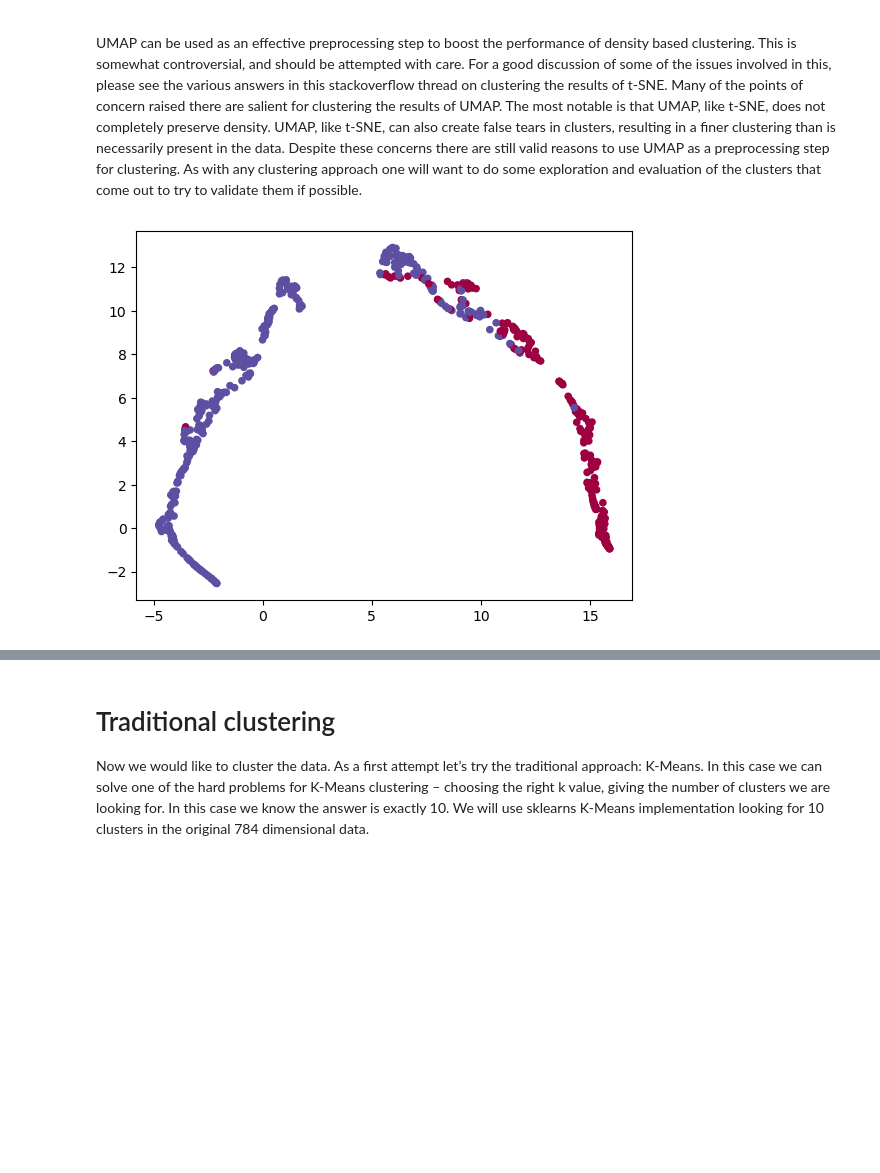
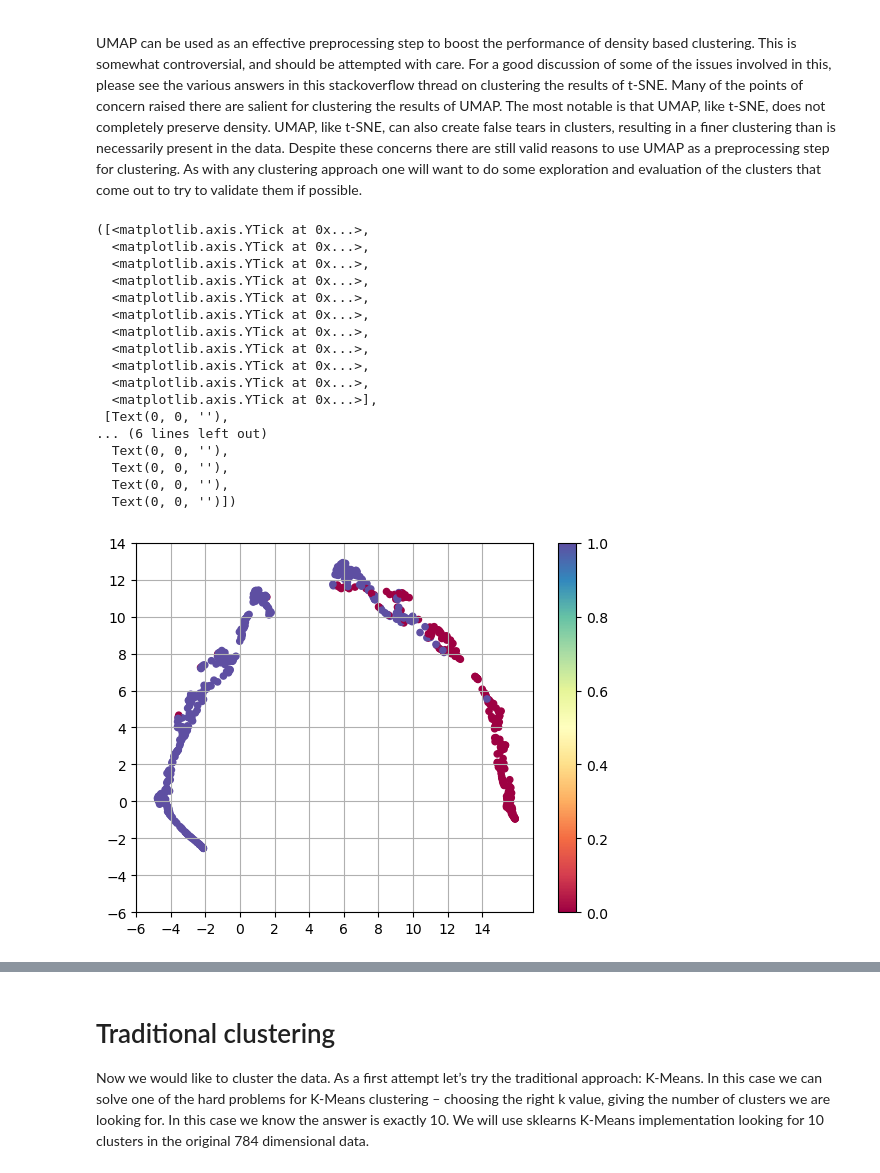
Before and after one commit to sierraporta/Curso-Introduccion-Machine-Leaning, a Jupyter notebook: Notebooks/aprendizaje-NOsupervisado.ipynb, the cells around one changed output, grey strips where cells are left out. Saved outputs shown, nothing was run; the diff lists cells and outputs as text; code cells hidden in the pictures; blank space fills up the shorter version.

```diff
--- a/Notebooks/aprendizaje-NOsupervisado.ipynb
+++ b/Notebooks/aprendizaje-NOsupervisado.ipynb
@@ -133,7 +203,25 @@ import umap
 #import hdbscan
 from sklearn.metrics import adjusted_rand_score, adjusted_mutual_info_score
 # %%
-standard_embedding = umap.UMAP(random_state=42).fit_transform(cancer.data)
+standard_embedding = umap.UMAP(random_state=42, n_components=2).fit_transform(cancer.data)
 plt.scatter(standard_embedding[:, 0], standard_embedding[:, 1], c=cancer.target, s=20, cmap='Spectral');
+plt.colorbar(); plt.grid(); plt.xticks(np.arange(-6,16,2)); plt.yticks(np.arange(-6,16,2))
 # %% [output]
+([<matplotlib.axis.YTick at 0x...>,
+  <matplotlib.axis.YTick at 0x...>,
+  <matplotlib.axis.YTick at 0x...>,
+  <matplotlib.axis.YTick at 0x...>,
+  <matplotlib.axis.YTick at 0x...>,
+  <matplotlib.axis.YTick at 0x...>,
+  <matplotlib.axis.YTick at 0x...>,
+  <matplotlib.axis.YTick at 0x...>,
+  <matplotlib.axis.YTick at 0x...>,
+  <matplotlib.axis.YTick at 0x...>,
+  <matplotlib.axis.YTick at 0x...>],
+ [Text(0, 0, ''),
+... (6 lines left out)
+  Text(0, 0, ''),
+  Text(0, 0, ''),
+  Text(0, 0, ''),
+  Text(0, 0, '')])
-[figure, old version]
+[figure, new version]
```
Also changed, not shown: parts of 27 cells of this notebook.
